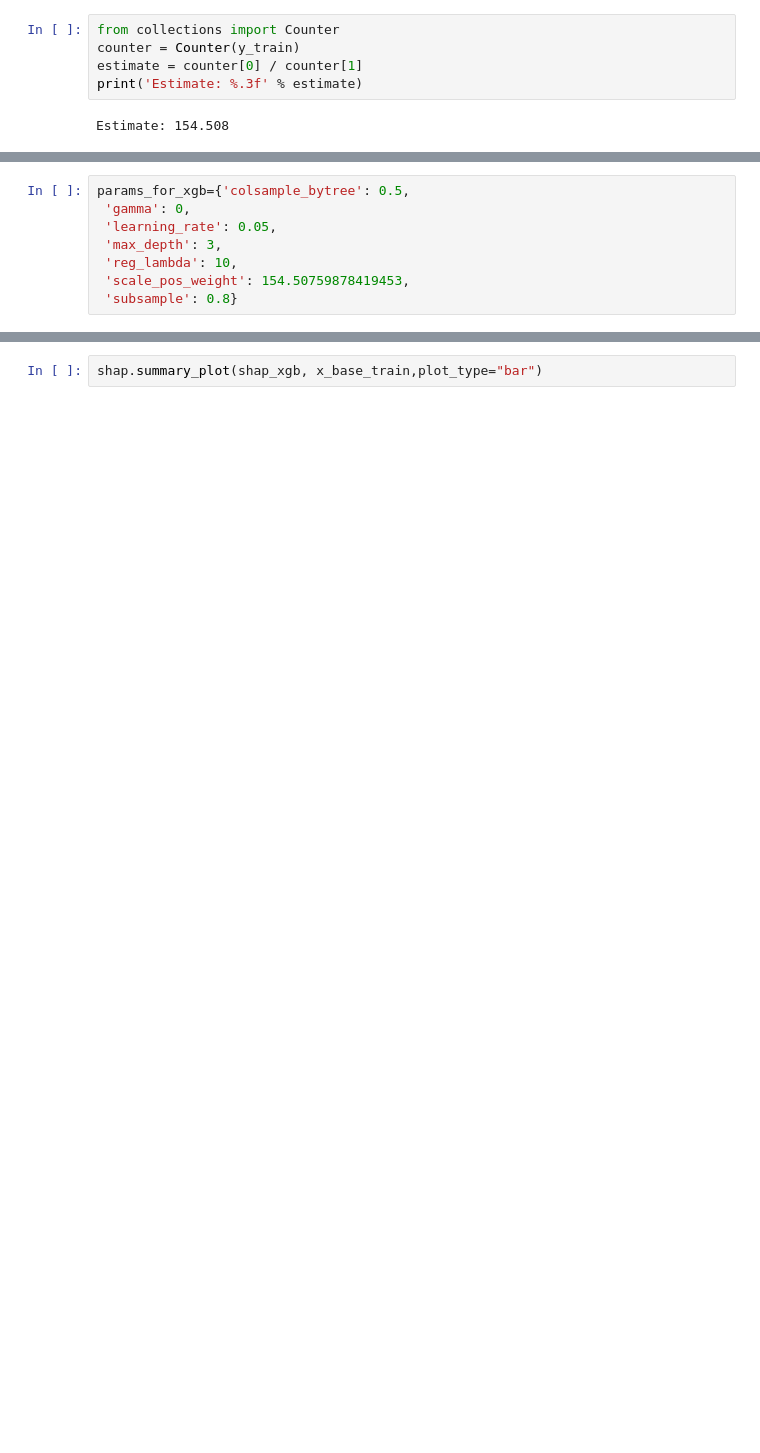
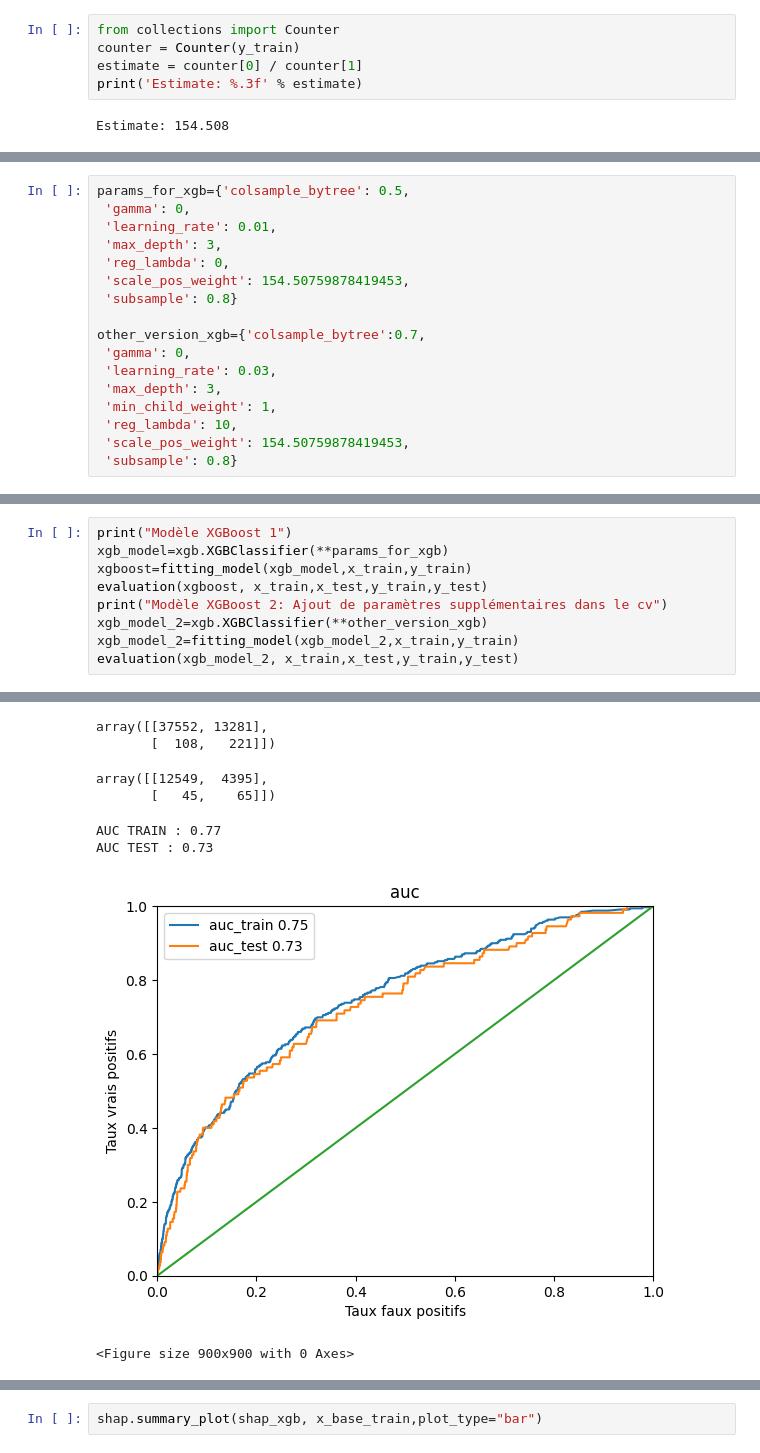
Before and after one commit to luciegaba/Real-Estate-Default-Modeling, a Jupyter notebook: projet_lcl_modelling.ipynb, the cells around one changed output, grey strips where cells are left out. Drawn from its saved outputs; the diff is of its cells as text; blank space fills up the shorter version.

```diff
--- a/projet_lcl_modelling.ipynb
+++ b/projet_lcl_modelling.ipynb
@@ -225,8 +231,17 @@ gridsearchcv_for_model(boost,x_base_train,y_base_train,param_grid_xgb,False)
 # %%
 params_for_xgb={'colsample_bytree': 0.5,
  'gamma': 0,
- 'learning_rate': 0.05,
+ 'learning_rate': 0.01,
  'max_depth': 3,
+ 'reg_lambda': 0,
+ 'scale_pos_weight': 154.50759878419453,
+ 'subsample': 0.8}
+
+other_version_xgb={'colsample_bytree':0.7,
+ 'gamma': 0,
+ 'learning_rate': 0.03,
+ 'max_depth': 3,
+ 'min_child_weight': 1,
  'reg_lambda': 10,
  'scale_pos_weight': 154.50759878419453,
  'subsample': 0.8}
@@ -246,0 +250,10 @@ AUC TEST : 0.71
+# %%
+print("Modèle XGBoost 1")
+xgb_model=xgb.XGBClassifier(**params_for_xgb)
+xgboost=fitting_model(xgb_model,x_train,y_train)
+evaluation(xgboost, x_train,x_test,y_train,y_test)
+print("Modèle XGBoost 2: Ajout de paramètres supplémentaires dans le cv")
+xgb_model_2=xgb.XGBClassifier(**other_version_xgb)
+xgb_model_2=fitting_model(xgb_model_2,x_train,y_train)
+evaluation(xgb_model_2, x_train,x_test,y_train,y_test)
+# %% [output]
@@ -246,0 +268,8 @@ AUC TEST : 0.71
+array([[37552, 13281],
+       [  108,   221]])
+array([[12549,  4395],
+       [   45,    65]])
+AUC TRAIN : 0.77
+AUC TEST : 0.73
+[figure, added]
+<Figure size 900x900 with 0 Axes>
```
Also changed, not shown: parts of 26 cells of this notebook, 23 other files.
